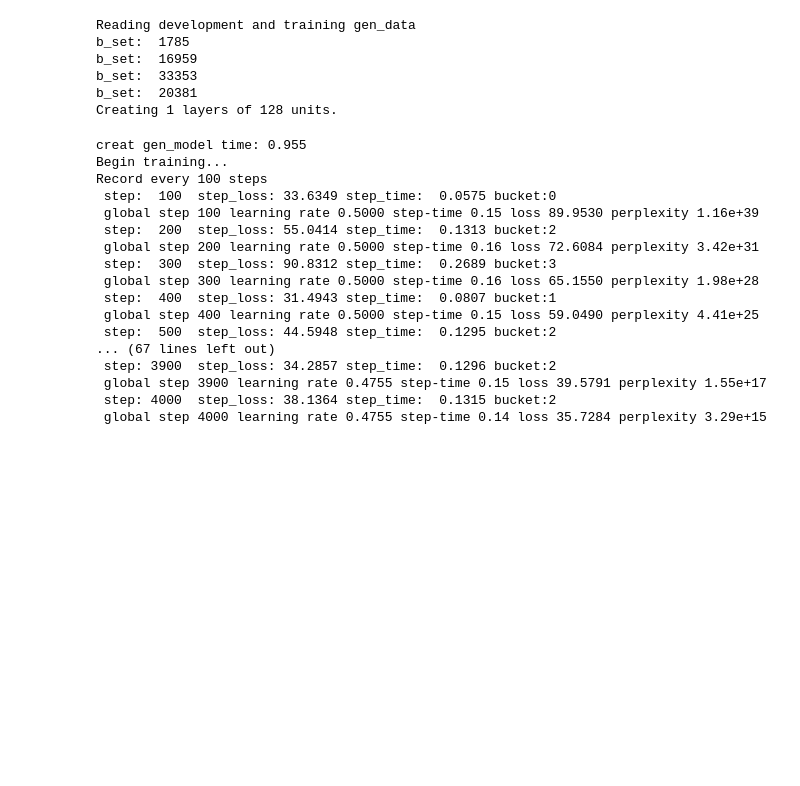
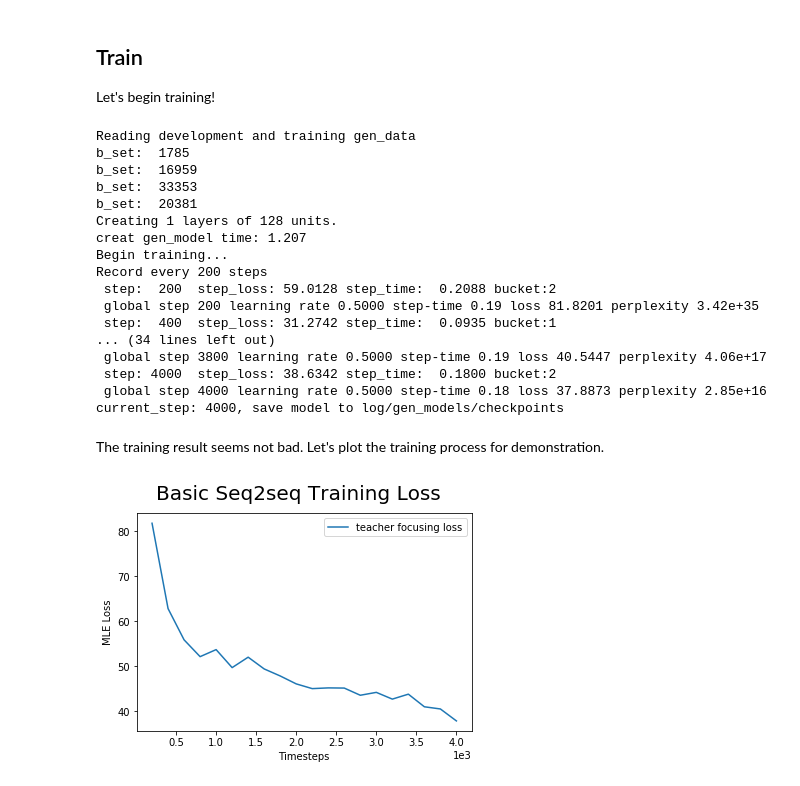
Before and after one commit to minghchen/Chatbot_test, a Jupyter notebook: chatbot_test.ipynb, the cells around one changed output. Saved outputs shown, nothing was run; the diff lists cells and outputs as text; code cells hidden in the pictures; blank space fills up the shorter version.

Commit message:
basic seq2seq

```diff
--- a/chatbot_test.ipynb
+++ b/chatbot_test.ipynb
@@ -176,23 +240,19 @@ def train(gen_config):
         sess.run(tf.variables_initializer(tf.global_variables()))
         print("creat gen_model time: %.3f" % (time.time()-creat_time))
 
-        train_bucket_sizes = [len(train_set[b]) for b in range(len(gen_config.buckets))]
-        train_total_size = float(sum(train_bucket_sizes))
-        train_buckets_scale = [sum(train_bucket_sizes[:i + 1]) / train_total_size
-                               for i in xrange(len(train_bucket_sizes))]
-
         # This is the training loop.
         step_time, loss = 0.0, 0.0
         current_step = 0
         previous_losses = []
+        log_data = {'t':[], 'loss':[]}
+
+        bucket_sizes=[len(train_set[b]) for b in range(len(gen_config.buckets))]
 
         print("Begin training...")
         print("Record every %d steps" % gen_config.steps_per_checkpoint)
         while current_step < gen_config.pretrain_steps:
-            # Choose a bucket according to disc_data distribution. We pick a random number
-            # in [0, 1] and use the corresponding interval in train_buckets_scale.
-            random_number_01 = np.random.random_sample()
-            bucket_id = min([i for i in range(len(train_buckets_scale)) if train_buckets_scale[i] > random_number_01])
+            # Choose a bucket according to data distribution.
+            bucket_id = data_utils.get_bucket_id(gen_config, bucket_sizes)
 
             # Get a batch and make a step.
             start_time = time.time()
@@ -217,21 +277,25 @@ def train(gen_config):
                 if len(previous_losses) > 2 and loss > max(previous_losses[-3:]):
                     sess.run(model.learning_rate_decay_op)
                 previous_losses.append(loss)
+                log_data['t'].append(current_step)
+                log_data['loss'].append(loss)
                 step_time, loss = 0.0, 0.0
                 sys.stdout.flush()
         # Save model
         gen_ckpt_dir = os.path.abspath(os.path.join(gen_config.save_dir, "checkpoints"))
-        if not os.path.exists(gen_ckpt_dir):
-            os.makedirs(gen_ckpt_dir)
+        if gfile.Exists(gen_ckpt_dir):
+            gfile.DeleteRecursively(gen_ckpt_dir)
+        gfile.MakeDirs(gen_ckpt_dir)
         checkpoint_path = os.path.join(gen_ckpt_dir, "gen.model")
         print("current_step: %d, save model to %s" % (current_step, os.path.join(gen_config.save_dir, "checkpoints")))
         model.saver.save(sess, checkpoint_path, global_step=model.global_step)
+        return log_data
+# %% [markdown]
+## Train
+Let's begin training!
 # %%
-SEED = 0
-tf.set_random_seed(SEED)
-np.random.seed(SEED)
 with tf.Graph().as_default():
-    train(gen_config)
+    log_data = train(gen_config)
 # %% [output]
 Reading development and training gen_data
 b_set:  1785
@@ -239,20 +303,30 @@ b_set:  16959
 b_set:  33353
 b_set:  20381
 Creating 1 layers of 128 units.
+creat gen_model time: 1.207
+Begin training...
+Record every 200 steps
+ step:  200  step_loss: 59.0128 step_time:  0.2088 bucket:2
+ global step 200 learning rate 0.5000 step-time 0.19 loss 81.8201 perplexity 3.42e+35
+ step:  400  step_loss: 31.2742 step_time:  0.0935 bucket:1
+... (34 lines left out)
+ global step 3800 learning rate 0.5000 step-time 0.19 loss 40.5447 perplexity 4.06e+17
+ step: 4000  step_loss: 38.6342 step_time:  0.1800 bucket:2
+ global step 4000 learning rate 0.5000 step-time 0.18 loss 37.8873 perplexity 2.85e+16
+current_step: 4000, save model to log/gen_models/checkpoints
-creat gen_model time: 0.955
-Begin training...
-Record every 100 steps
- step:  100  step_loss: 33.6349 step_time:  0.0575 bucket:0
- global step 100 learning rate 0.5000 step-time 0.15 loss 89.9530 perplexity 1.16e+39
- step:  200  step_loss: 55.0414 step_time:  0.1313 bucket:2
- global step 200 learning rate 0.5000 step-time 0.16 loss 72.6084 perplexity 3.42e+31
- step:  300  step_loss: 90.8312 step_time:  0.2689 bucket:3
- global step 300 learning rate 0.5000 step-time 0.16 loss 65.1550 perplexity 1.98e+28
- step:  400  step_loss: 31.4943 step_time:  0.0807 bucket:1
- global step 400 learning rate 0.5000 step-time 0.15 loss 59.0490 perplexity 4.41e+25
- step:  500  step_loss: 44.5948 step_time:  0.1295 bucket:2
-... (67 lines left out)
- step: 3900  step_loss: 34.2857 step_time:  0.1296 bucket:2
- global step 3900 learning rate 0.4755 step-time 0.15 loss 39.5791 perplexity 1.55e+17
- step: 4000  step_loss: 38.1364 step_time:  0.1315 bucket:2
- global step 4000 learning rate 0.4755 step-time 0.14 loss 35.7284 perplexity 3.29e+15
+# %% [markdown]
+The training result seems not bad. Let's plot the training process for demonstration.
+# %%
+import matplotlib.pyplot as plt
+log_t = log_data['t']
+log_loss = log_data['loss']
+log_plot= plt.figure()
+plt.plot(log_t, log_loss, label='teacher focusing loss')
+plt.suptitle('Basic Seq2seq Training Loss', fontsize=20)
+plt.xlabel('Timesteps')
+plt.ticklabel_format(style='sci', axis='x', scilimits=(0,0))
+plt.ylabel('MLE Loss')
+plt.legend()
+plt.show()
+# %% [output]
+[figure, added]
```
Also changed, not shown: parts of 18 cells of this notebook, 8 other files.
